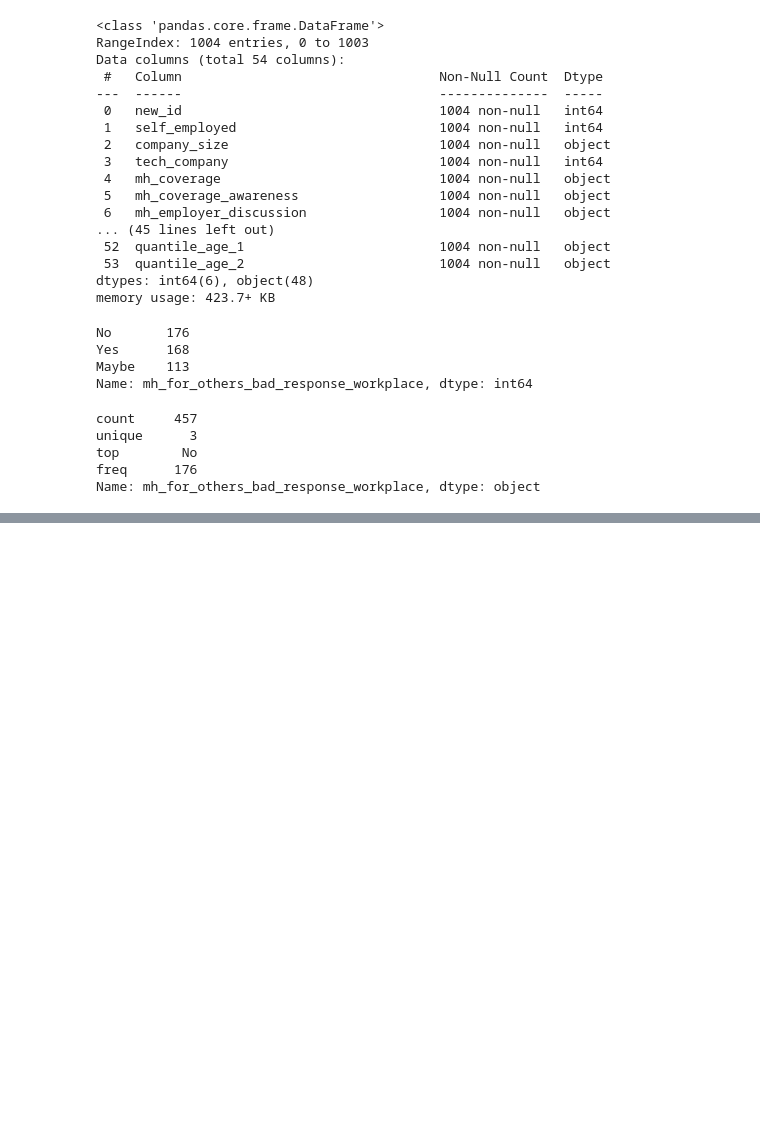
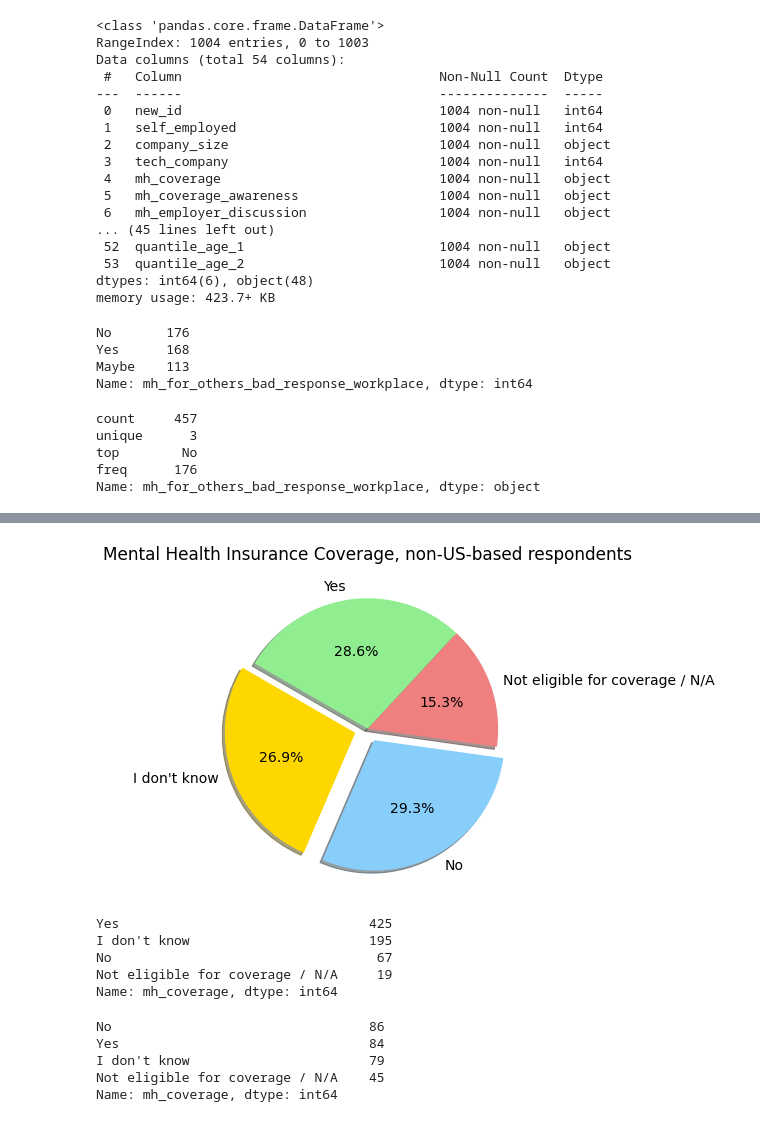
Before and after one commit to ArtTucker/mental_health_and_economics, a Jupyter notebook: practice_files/OSMI_MHIT_exploration.ipynb, the cells around one changed output, grey strips where cells are left out. Cells and saved outputs as stored; diff of their text form; code cells hidden in the pictures; blank space fills up the shorter version.

```diff
--- a/practice_files/OSMI_MHIT_exploration.ipynb
+++ b/practice_files/OSMI_MHIT_exploration.ipynb
@@ -97,0 +215,39 @@ Name: yes_condition_dx, Length: 85, dtype: int64
+# %%
+# Build percentage of MH Insur. coverage by city nationality.
+# Coverage outside of USA
+plt.subplots(figsize=(10, 6))
+plt.pie(mh_coverage_not_in_USA_percents,
+        labels=["I don't know", "No", "Not eligible for coverage / N/A", "Yes"],
+        colors=["gold", "lightskyblue", "lightcoral", "lightgreen"],
+        explode=[0.1, 0.1, 0,0],
+        autopct='%1.1f%%',
+        shadow=True,
+        startangle=150)
+plt.title("Mental Health Insurance Coverage, non-US-based respondents")
+
+# Change the default font size from 10 to 14.
+mpl.rcParams['font.size'] = 14
+
+# Save Figure
+plt.savefig("../images/mh_covg_not_USA.png")
+
+# Show Figure
+plt.show()
+# %% [output]
+[figure, added]
+# %%
+live_work_in_USA['mh_coverage'].value_counts(dropna=False)
+# %% [output]
+Yes                                425
+I don't know                       195
+No                                  67
+Not eligible for coverage / N/A     19
+Name: mh_coverage, dtype: int64
+# %%
+live_work_not_in_USA['mh_coverage'].value_counts(dropna=False)
+# %% [output]
+No                                 86
+Yes                                84
+I don't know                       79
+Not eligible for coverage / N/A    45
+Name: mh_coverage, dtype: int64
```
Also changed, not shown: parts of 15 cells of this notebook.
